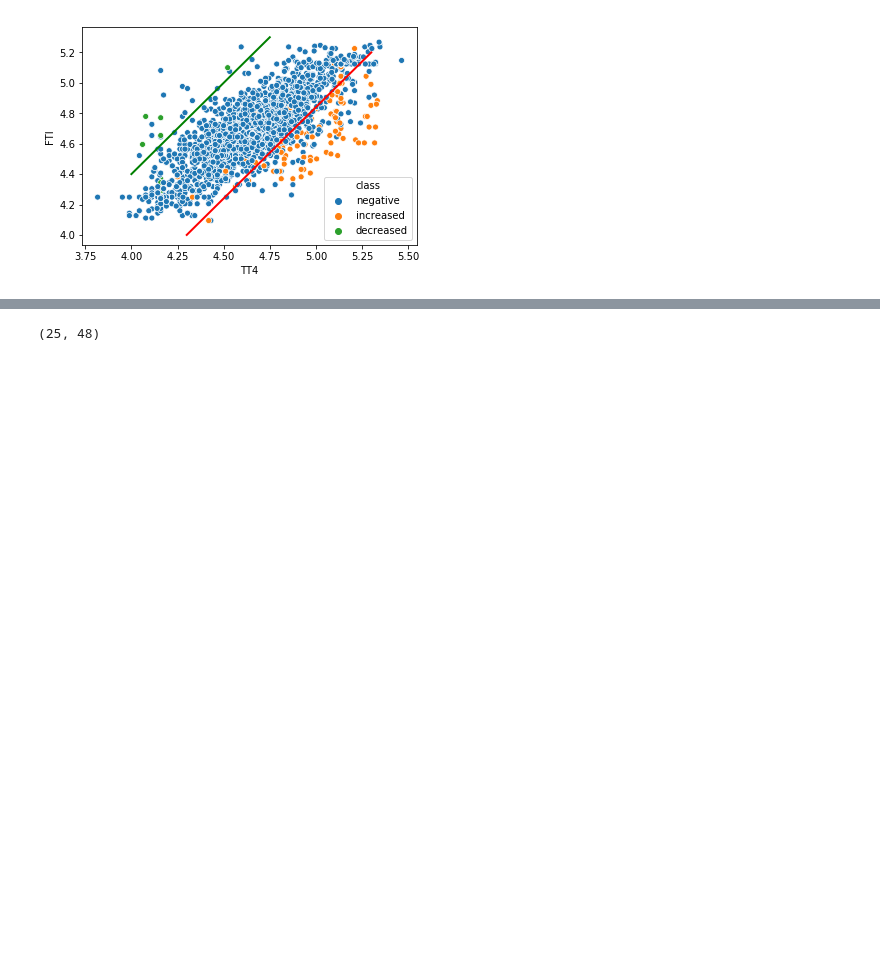
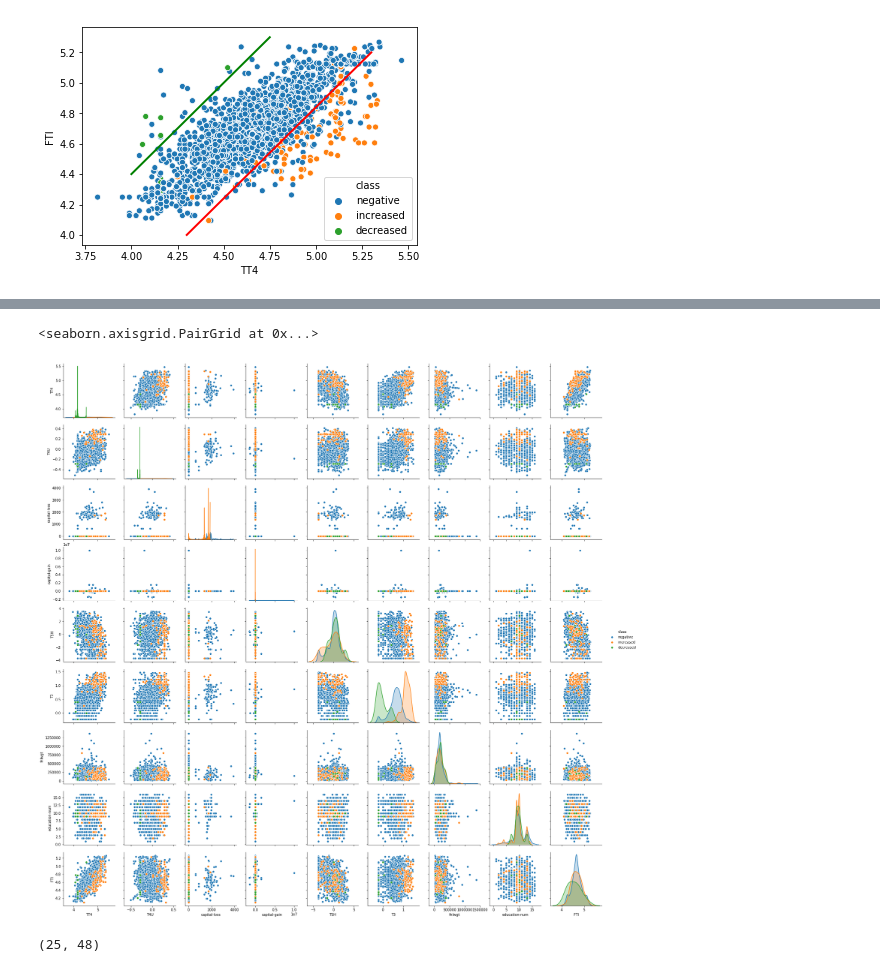
Before and after one commit to Pomichal/pr1_IAU, a Jupyter notebook: Classification.ipynb, the cells around one changed output, grey strips where cells are left out. Drawn from its saved outputs; the diff is of its cells as text; code cells hidden in the pictures; blank space fills up the shorter version.

```diff
--- a/Classification.ipynb
+++ b/Classification.ipynb
@@ -203,3 +205,8 @@ sns.scatterplot(x = "FTI", y = 'age', data = X_train, hue = 'class')
+# %%
+sns.pairplot(X_train, vars=['TT4','T4U', 'capital-loss', 'capital-gain', 'TSH', 'T3', 'fnlwgt', 'education-num', 'FTI'], hue='class')
+# %% [output]
+<seaborn.axisgrid.PairGrid at 0x...>
+[figure, added]
 # %%
 def manual_features(df):
     predicted = []
```
Also changed, not shown: parts of 14 cells of this notebook, 1 other file.
